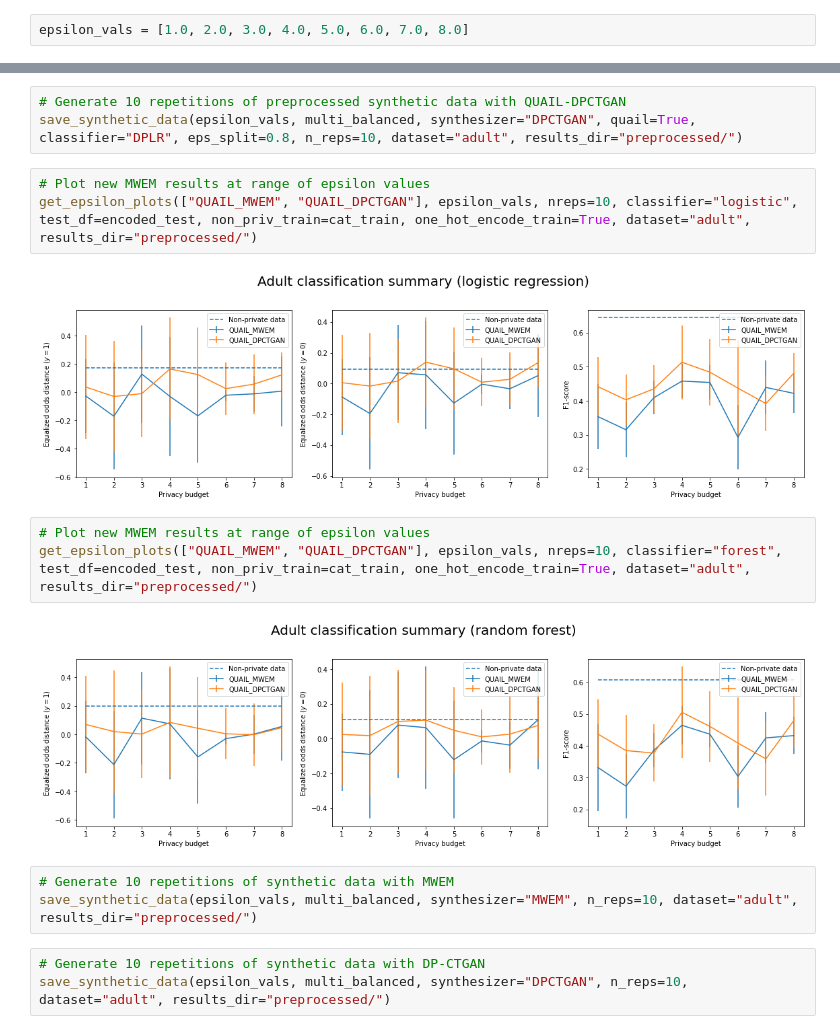
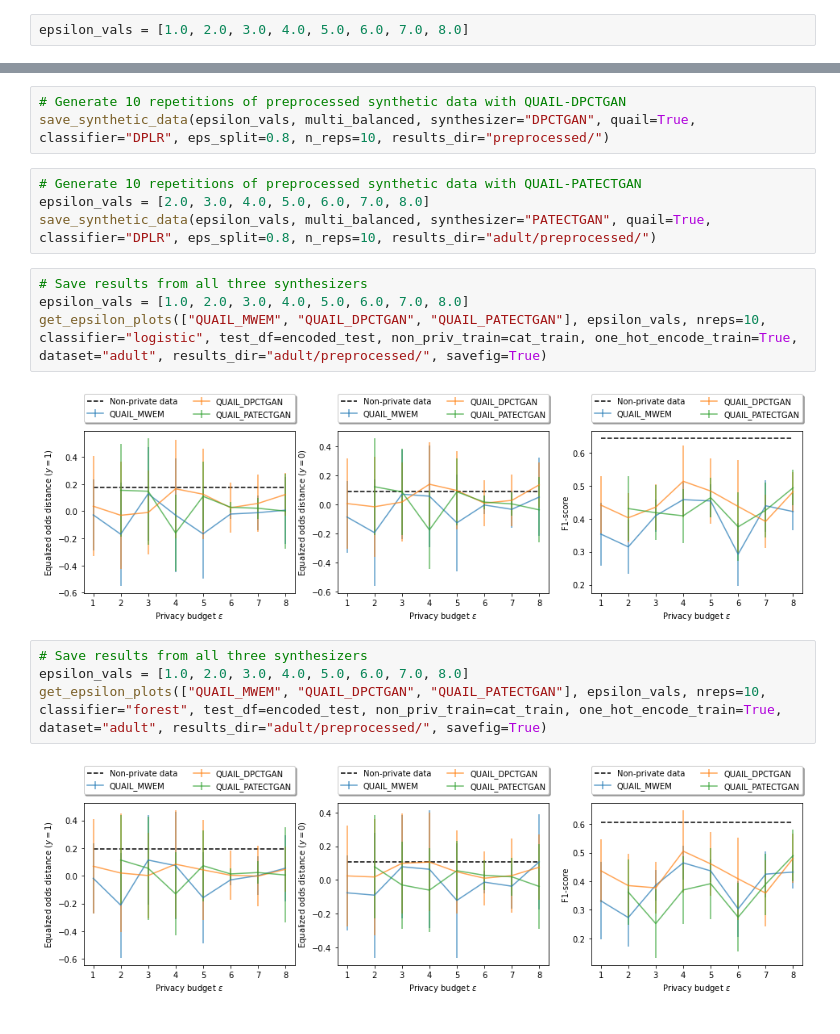
Before and after one commit to kgrabarz/microsoft_capstone_fall_2021, a Jupyter notebook: Code/Pipelines_and_EDA/14-Adult-New-Results.ipynb, the cells around one changed output, grey strips where cells are left out. Drawn from its saved outputs; the diff is of its cells as text.

```diff
--- a/Code/Pipelines_and_EDA/14-Adult-New-Results.ipynb
+++ b/Code/Pipelines_and_EDA/14-Adult-New-Results.ipynb
@@ -541,20 +541,20 @@ plot_distributions(QUAIL_MWEM_eps3_rep0, title="QUAIL+MWEM data distributions (e
 [figure]
 # %%
 # Generate 10 repetitions of preprocessed synthetic data with QUAIL-DPCTGAN
-save_synthetic_data(epsilon_vals, multi_balanced, synthesizer="DPCTGAN", quail=True, classifier="DPLR", eps_split=0.8, n_reps=10, dataset="adult", results_dir="preprocessed/")
+save_synthetic_data(epsilon_vals, multi_balanced, synthesizer="DPCTGAN", quail=True, classifier="DPLR", eps_split=0.8, n_reps=10, results_dir="preprocessed/")
+# %%
+# Generate 10 repetitions of preprocessed synthetic data with QUAIL-PATECTGAN
+epsilon_vals = [2.0, 3.0, 4.0, 5.0, 6.0, 7.0, 8.0]
+save_synthetic_data(epsilon_vals, multi_balanced, synthesizer="PATECTGAN", quail=True, classifier="DPLR", eps_split=0.8, n_reps=10, results_dir="adult/preprocessed/")
 # %%
-# Plot new MWEM results at range of epsilon values
-get_epsilon_plots(["QUAIL_MWEM", "QUAIL_DPCTGAN"], epsilon_vals, nreps=10, classifier="logistic", test_df=encoded_test, non_priv_train=cat_train, one_hot_encode_train=True, dataset="adult", results_dir="preprocessed/")
+# Save results from all three synthesizers
+epsilon_vals = [1.0, 2.0, 3.0, 4.0, 5.0, 6.0, 7.0, 8.0]
+get_epsilon_plots(["QUAIL_MWEM", "QUAIL_DPCTGAN", "QUAIL_PATECTGAN"], epsilon_vals, nreps=10, classifier="logistic", test_df=encoded_test, non_priv_train=cat_train, one_hot_encode_train=True, dataset="adult", results_dir="adult/preprocessed/", savefig=True)
 # %% [output]
-[figure, old version]
+[figure, new version]
 # %%
-# Plot new MWEM results at range of epsilon values
-get_epsilon_plots(["QUAIL_MWEM", "QUAIL_DPCTGAN"], epsilon_vals, nreps=10, classifier="forest", test_df=encoded_test, non_priv_train=cat_train, one_hot_encode_train=True, dataset="adult", results_dir="preprocessed/")
+# Save results from all three synthesizers
+epsilon_vals = [1.0, 2.0, 3.0, 4.0, 5.0, 6.0, 7.0, 8.0]
+get_epsilon_plots(["QUAIL_MWEM", "QUAIL_DPCTGAN", "QUAIL_PATECTGAN"], epsilon_vals, nreps=10, classifier="forest", test_df=encoded_test, non_priv_train=cat_train, one_hot_encode_train=True, dataset="adult", results_dir="adult/preprocessed/", savefig=True)
 # %% [output]
-[figure, old version]
+[figure, new version]
-# %%
-# Generate 10 repetitions of synthetic data with MWEM
-save_synthetic_data(epsilon_vals, multi_balanced, synthesizer="MWEM", n_reps=10, dataset="adult", results_dir="preprocessed/")
-# %%
-# Generate 10 repetitions of synthetic data with DP-CTGAN
-save_synthetic_data(epsilon_vals, multi_balanced, synthesizer="DPCTGAN", n_reps=10, dataset="adult", results_dir="preprocessed/")
```
Also changed, not shown: parts of 24 cells of this notebook.
